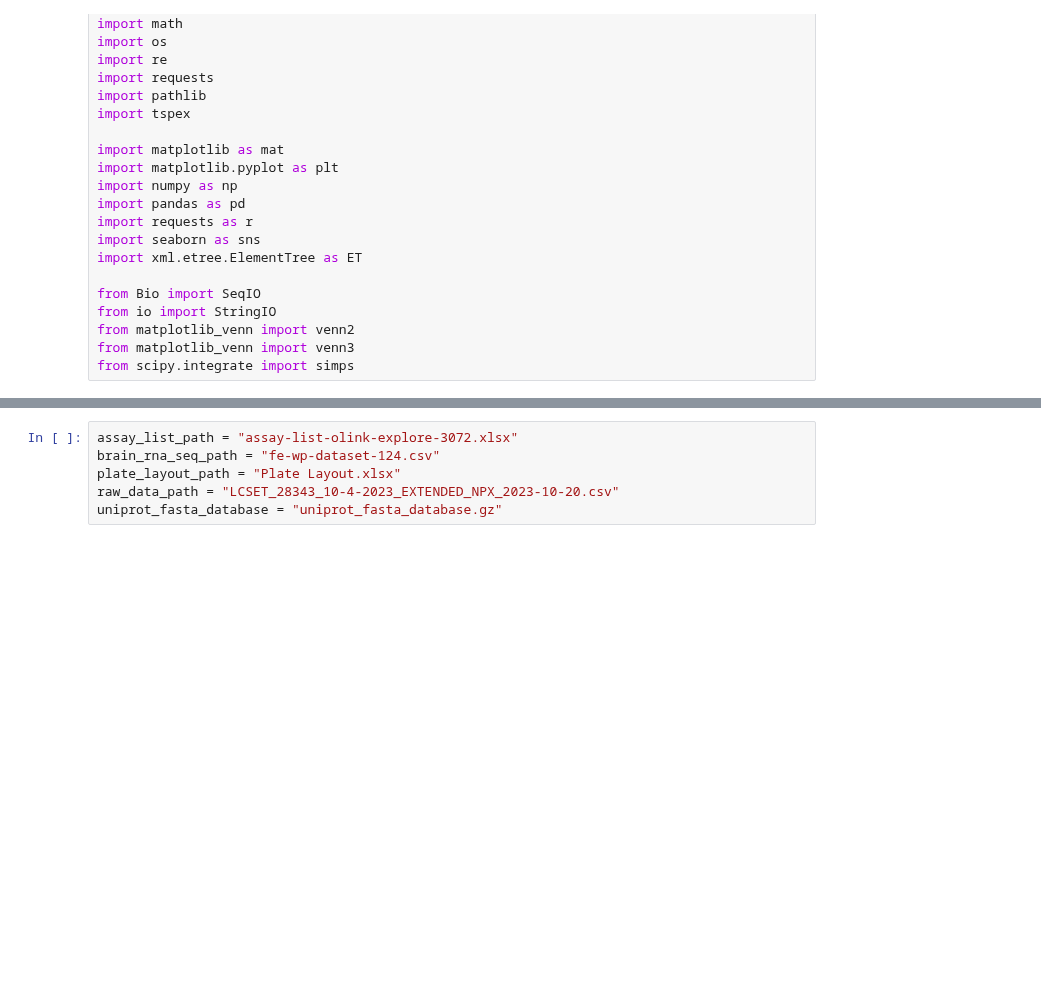
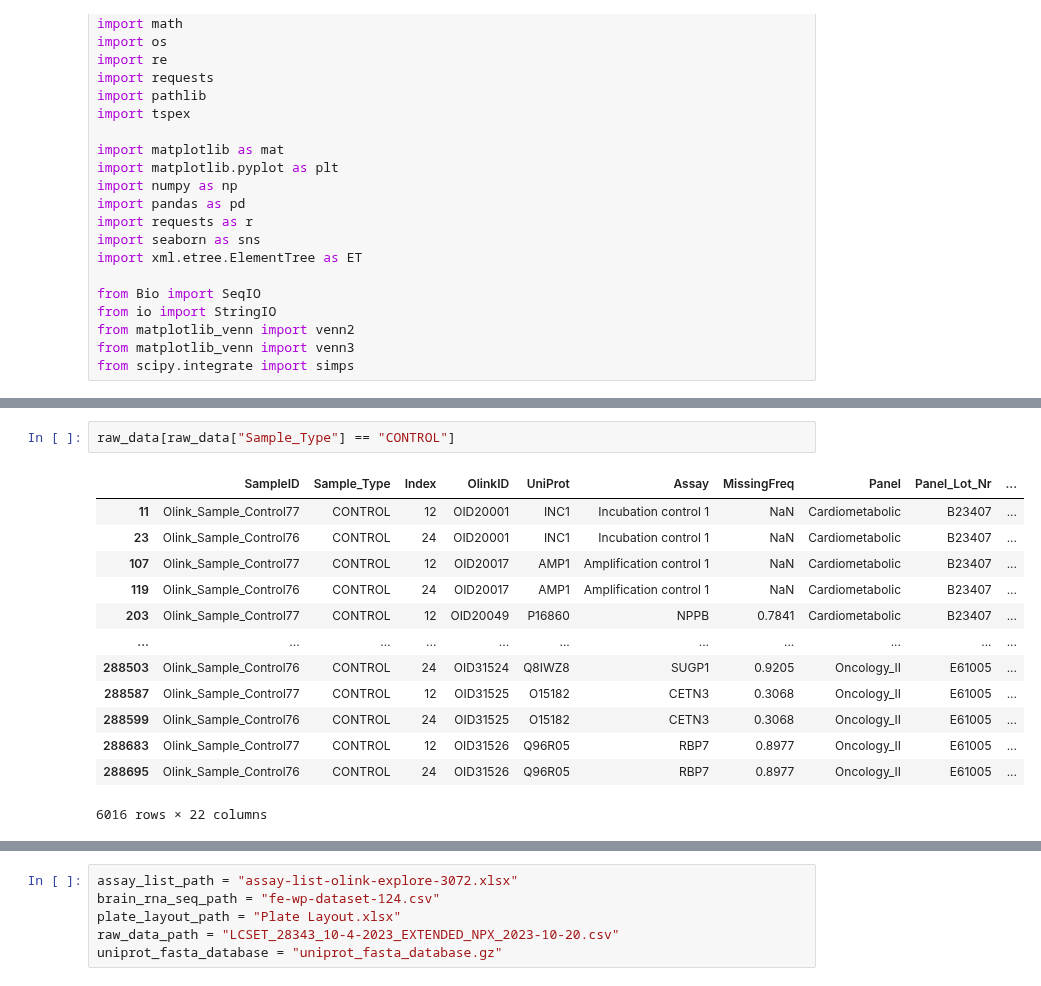
Before and after one commit to Walt-Lab/bdev_mass_spec, a Jupyter notebook: olink_analysis_final.ipynb, the cells around one changed output, grey strips where cells are left out. Drawn from its saved outputs; the diff is of its cells as text; blank space fills up the shorter version.

```diff
--- a/olink_analysis_final.ipynb
+++ b/olink_analysis_final.ipynb
@@ -29,0 +48,16 @@ from scipy.integrate import simps
+# %%
+raw_data[raw_data["Sample_Type"] == "CONTROL"]
+# %% [output]
+|  | SampleID | Sample_Type | Index | OlinkID | UniProt | Assay | MissingFreq | Panel | Panel_Lot_Nr | ... |
+| 11 | Olink_Sample_Control77 | CONTROL | 12 | OID20001 | INC1 | Incubation control 1 | NaN | Cardiometabolic | B23407 | ... |
+| 23 | Olink_Sample_Control76 | CONTROL | 24 | OID20001 | INC1 | Incubation control 1 | NaN | Cardiometabolic | B23407 | ... |
+| 107 | Olink_Sample_Control77 | CONTROL | 12 | OID20017 | AMP1 | Amplification control 1 | NaN | Cardiometabolic | B23407 | ... |
+| 119 | Olink_Sample_Control76 | CONTROL | 24 | OID20017 | AMP1 | Amplification control 1 | NaN | Cardiometabolic | B23407 | ... |
+| 203 | Olink_Sample_Control77 | CONTROL | 12 | OID20049 | P16860 | NPPB | 0.7841 | Cardiometabolic | B23407 | ... |
+| ... | ... | ... | ... | ... | ... | ... | ... | ... | ... | ... |
+| 288503 | Olink_Sample_Control76 | CONTROL | 24 | OID31524 | Q8IWZ8 | SUGP1 | 0.9205 | Oncology_II | E61005 | ... |
+| 288587 | Olink_Sample_Control77 | CONTROL | 12 | OID31525 | O15182 | CETN3 | 0.3068 | Oncology_II | E61005 | ... |
+| 288599 | Olink_Sample_Control76 | CONTROL | 24 | OID31525 | O15182 | CETN3 | 0.3068 | Oncology_II | E61005 | ... |
+| 288683 | Olink_Sample_Control77 | CONTROL | 12 | OID31526 | Q96R05 | RBP7 | 0.8977 | Oncology_II | E61005 | ... |
+| 288695 | Olink_Sample_Control76 | CONTROL | 24 | OID31526 | Q96R05 | RBP7 | 0.8977 | Oncology_II | E61005 | ... |
+6016 rows × 22 columns
```
Also changed, not shown: parts of 33 cells of this notebook.
